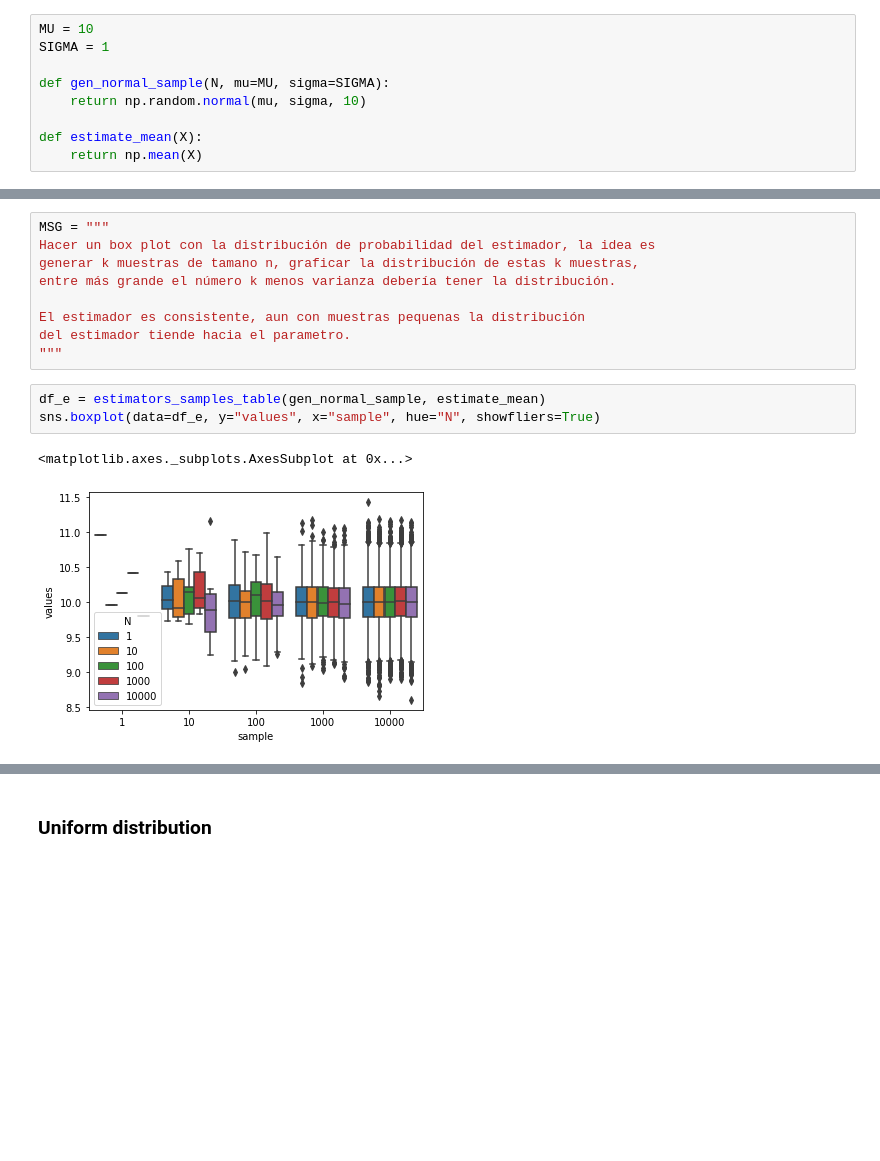
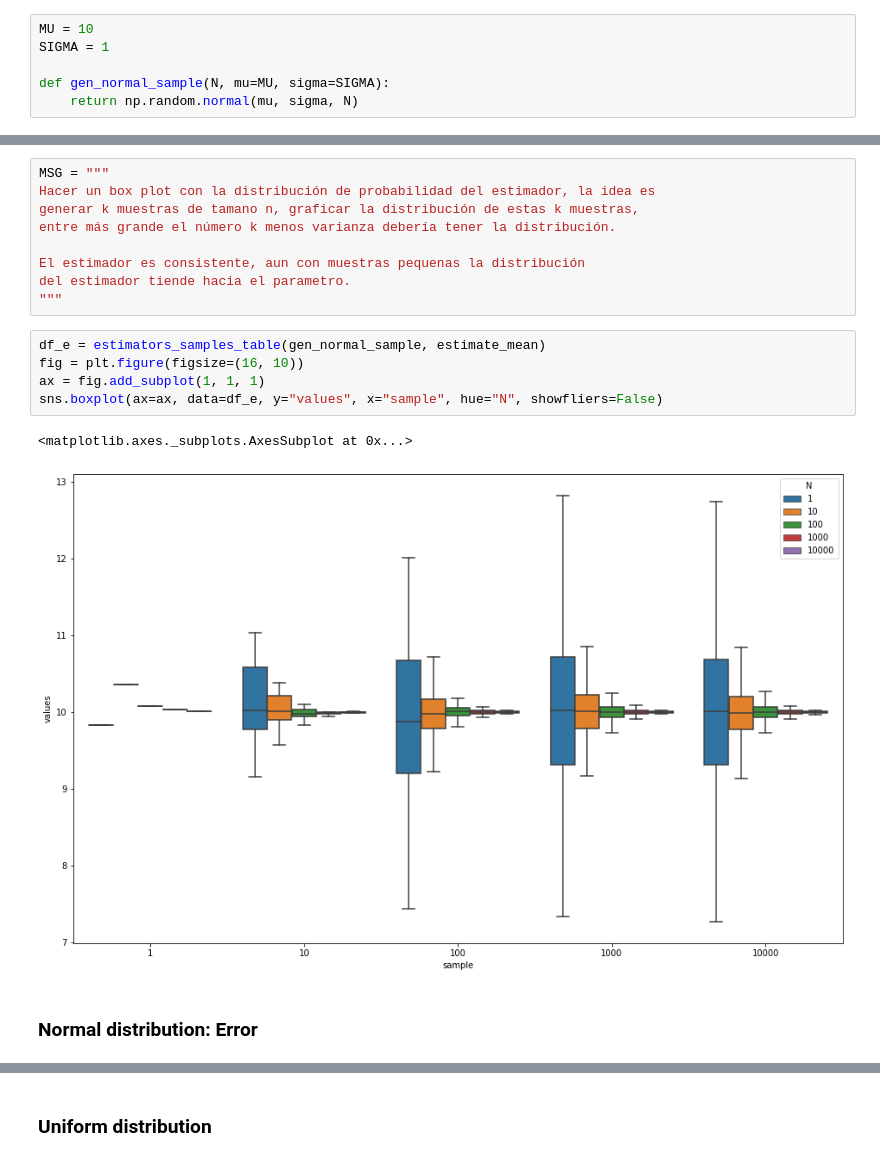
Before and after one commit to SebastianCerquera/datascience, a Jupyter notebook: stats/frequential_parameter_estimation.ipynb, the cells around one changed output, grey strips where cells are left out. Cells and saved outputs as stored; diff of their text form; blank space fills up the shorter version.

```diff
--- a/stats/frequential_parameter_estimation.ipynb
+++ b/stats/frequential_parameter_estimation.ipynb
@@ -95,10 +98,7 @@ MU = 10
 SIGMA = 1
 
 def gen_normal_sample(N, mu=MU, sigma=SIGMA):
-    return np.random.normal(mu, sigma, 10)
-
-def estimate_mean(X):
-    return np.mean(X)
+    return np.random.normal(mu, sigma, N)
 # %% [markdown]
 ### Normal distribution: Sesgo
 # %%
@@ -155,7 +155,11 @@ del estimador tiende hacia el parametro.
 """
 # %%
 df_e = estimators_samples_table(gen_normal_sample, estimate_mean)
-sns.boxplot(data=df_e, y="values", x="sample", hue="N", showfliers=True)
+fig = plt.figure(figsize=(16, 10))
+ax = fig.add_subplot(1, 1, 1)
+sns.boxplot(ax=ax, data=df_e, y="values", x="sample", hue="N", showfliers=False)
 # %% [output]
 <matplotlib.axes._subplots.AxesSubplot at 0x...>
-[figure, old version]
+[figure, new version]
+# %% [markdown]
+### Normal distribution: Error
```
Also changed, not shown: parts of 9 cells of this notebook, 1 other file.
